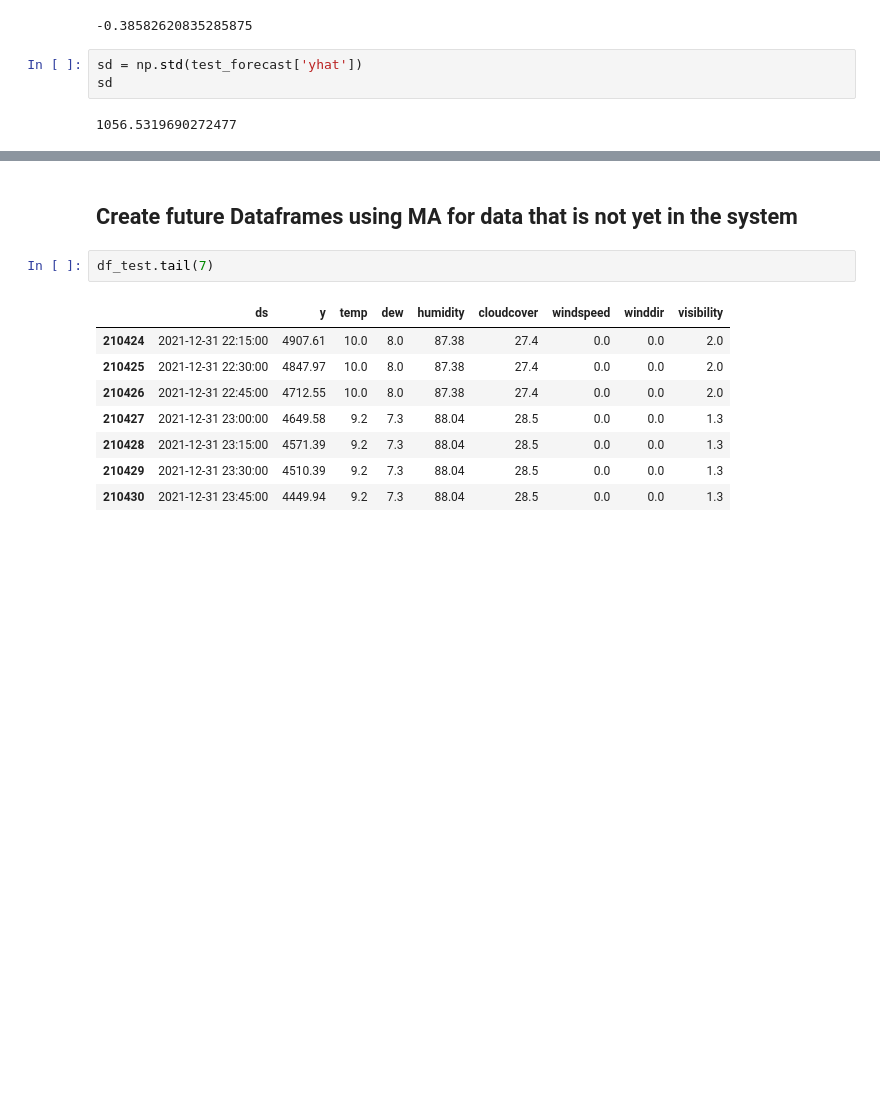
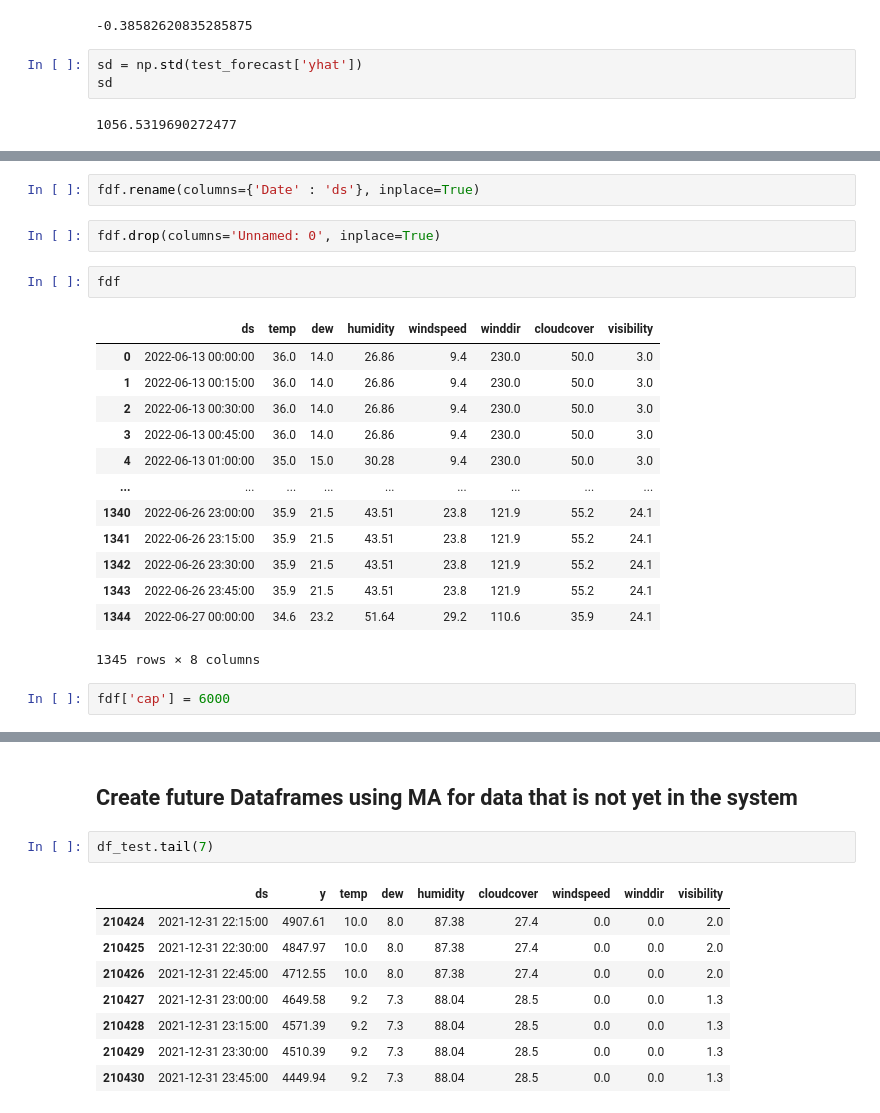
Before and after one commit to manansheel1991/Load_Forecasting_based_on_Weather_Data_and_Calendar_features, a Jupyter notebook: Working_with_Future_Data/Model trained on 2021 data Load Forecasting using Fbprophet (Advanced) Multivariate model.ipynb, the cells around one changed output, grey strips where cells are left out. Cells and saved outputs as stored; diff of their text form; blank space fills up the shorter version.

```diff
--- a/Working_with_Future_Data/Model trained on 2021 data Load Forecasting using Fbprophet (Advanced) Multivariate model.ipynb
+++ b/Working_with_Future_Data/Model trained on 2021 data Load Forecasting using Fbprophet (Advanced) Multivariate model.ipynb
@@ -543,0 +562,22 @@ sd
+# %%
+fdf.rename(columns={'Date' : 'ds'}, inplace=True)
+# %%
+fdf.drop(columns='Unnamed: 0', inplace=True)
+# %%
+fdf
+# %% [output]
+|  | ds | temp | dew | humidity | windspeed | winddir | cloudcover | visibility |
+| 0 | 2022-06-13 00:00:00 | 36.0 | 14.0 | 26.86 | 9.4 | 230.0 | 50.0 | 3.0 |
+| 1 | 2022-06-13 00:15:00 | 36.0 | 14.0 | 26.86 | 9.4 | 230.0 | 50.0 | 3.0 |
+| 2 | 2022-06-13 00:30:00 | 36.0 | 14.0 | 26.86 | 9.4 | 230.0 | 50.0 | 3.0 |
+| 3 | 2022-06-13 00:45:00 | 36.0 | 14.0 | 26.86 | 9.4 | 230.0 | 50.0 | 3.0 |
+| 4 | 2022-06-13 01:00:00 | 35.0 | 15.0 | 30.28 | 9.4 | 230.0 | 50.0 | 3.0 |
+| ... | ... | ... | ... | ... | ... | ... | ... | ... |
+| 1340 | 2022-06-26 23:00:00 | 35.9 | 21.5 | 43.51 | 23.8 | 121.9 | 55.2 | 24.1 |
+| 1341 | 2022-06-26 23:15:00 | 35.9 | 21.5 | 43.51 | 23.8 | 121.9 | 55.2 | 24.1 |
+| 1342 | 2022-06-26 23:30:00 | 35.9 | 21.5 | 43.51 | 23.8 | 121.9 | 55.2 | 24.1 |
+| 1343 | 2022-06-26 23:45:00 | 35.9 | 21.5 | 43.51 | 23.8 | 121.9 | 55.2 | 24.1 |
+| 1344 | 2022-06-27 00:00:00 | 34.6 | 23.2 | 51.64 | 29.2 | 110.6 | 35.9 | 24.1 |
+1345 rows × 8 columns
+# %%
+fdf['cap'] = 6000
```
Also changed, not shown: parts of 69 cells of this notebook.
